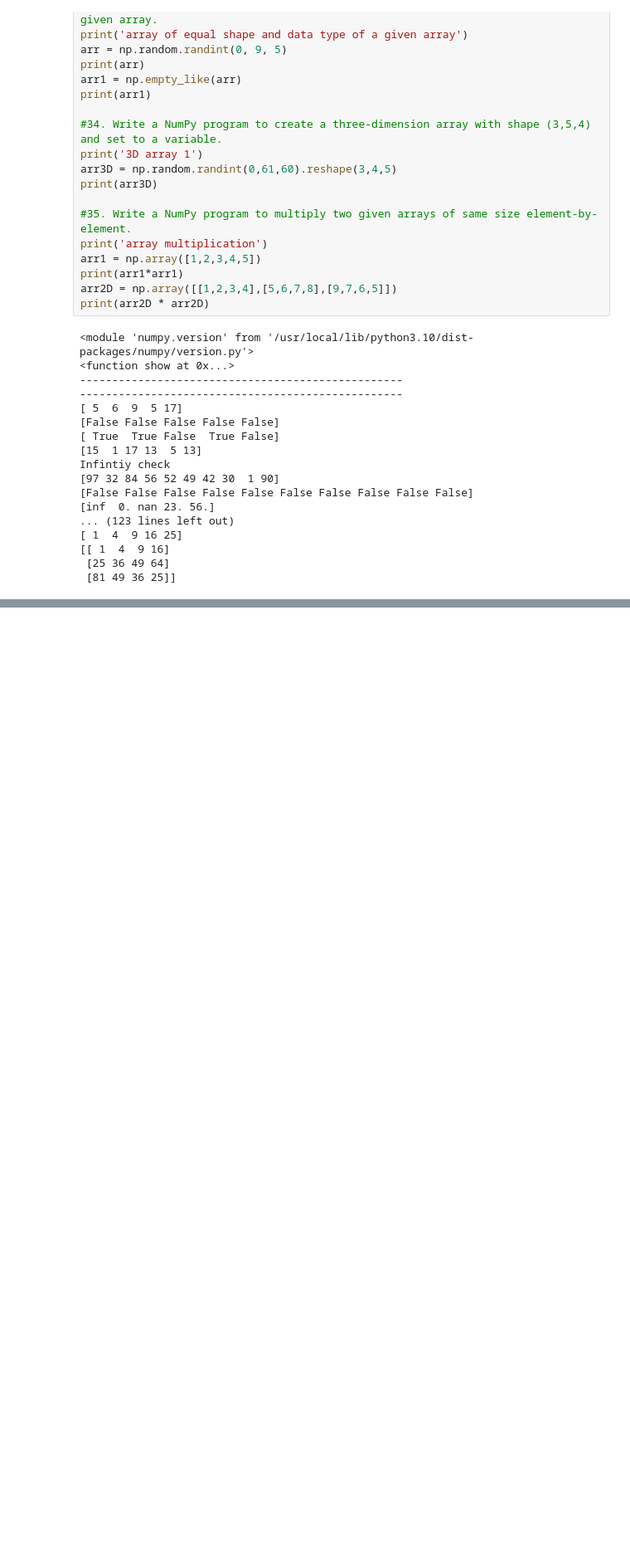
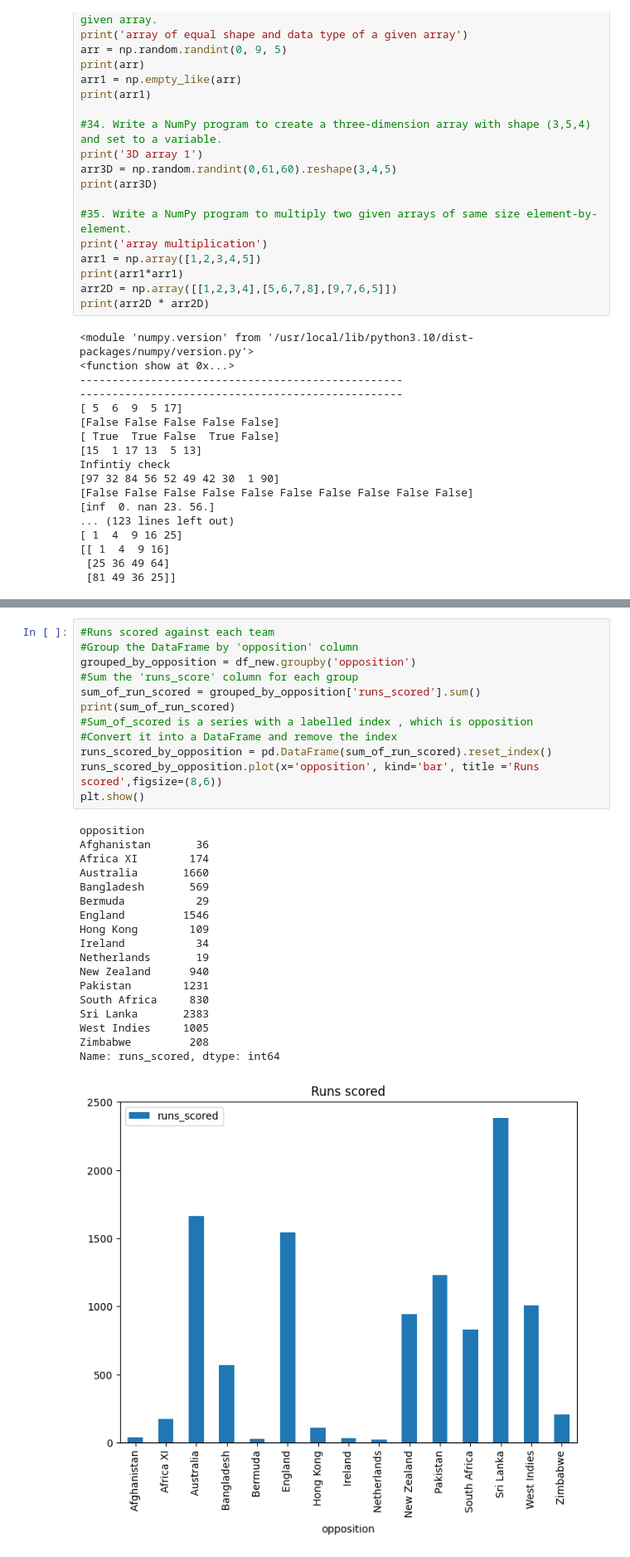
Before and after one commit to abhishekmali9191/Data-Analytics-, a Jupyter notebook: DataAnalytics.ipynb, the cells around one changed output, grey strips where cells are left out. Shown at 83% size. Cells and saved outputs as stored; diff of their text form; blank space fills up the shorter version.

```diff
--- a/DataAnalytics.ipynb
+++ b/DataAnalytics.ipynb
@@ -503,0 +594,31 @@ Infintiy check
+# %%
+#Runs scored against each team
+#Group the DataFrame by 'opposition' column
+grouped_by_opposition = df_new.groupby('opposition')
+#Sum the 'runs_score' column for each group
+sum_of_run_scored = grouped_by_opposition['runs_scored'].sum()
+print(sum_of_run_scored)
+#Sum_of_scored is a series with a labelled index , which is opposition
+#Convert it into a DataFrame and remove the index
+runs_scored_by_opposition = pd.DataFrame(sum_of_run_scored).reset_index()
+runs_scored_by_opposition.plot(x='opposition', kind='bar', title ='Runs scored',figsize=(8,6))
+plt.show()
+# %% [output]
+opposition
+Afghanistan       36
+Africa XI        174
+Australia       1660
+Bangladesh       569
+Bermuda           29
+England         1546
+Hong Kong        109
+Ireland           34
+Netherlands       19
+New Zealand      940
+Pakistan        1231
+South Africa     830
+Sri Lanka       2383
+West Indies     1005
+Zimbabwe         208
+Name: runs_scored, dtype: int64
+[figure, added]
```
Also changed, not shown: parts of 2 cells of this notebook.
